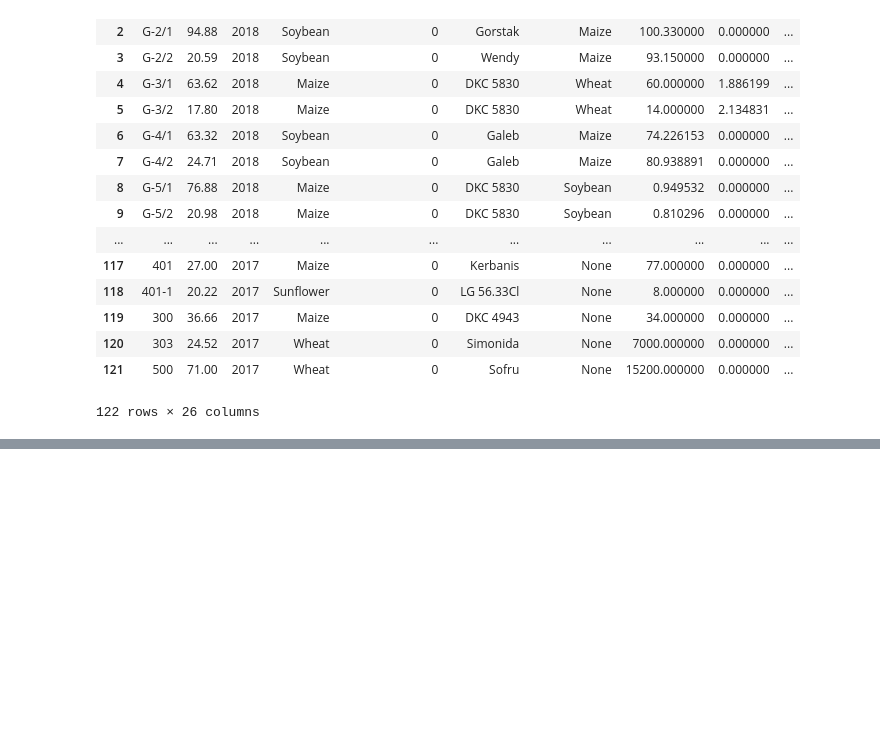
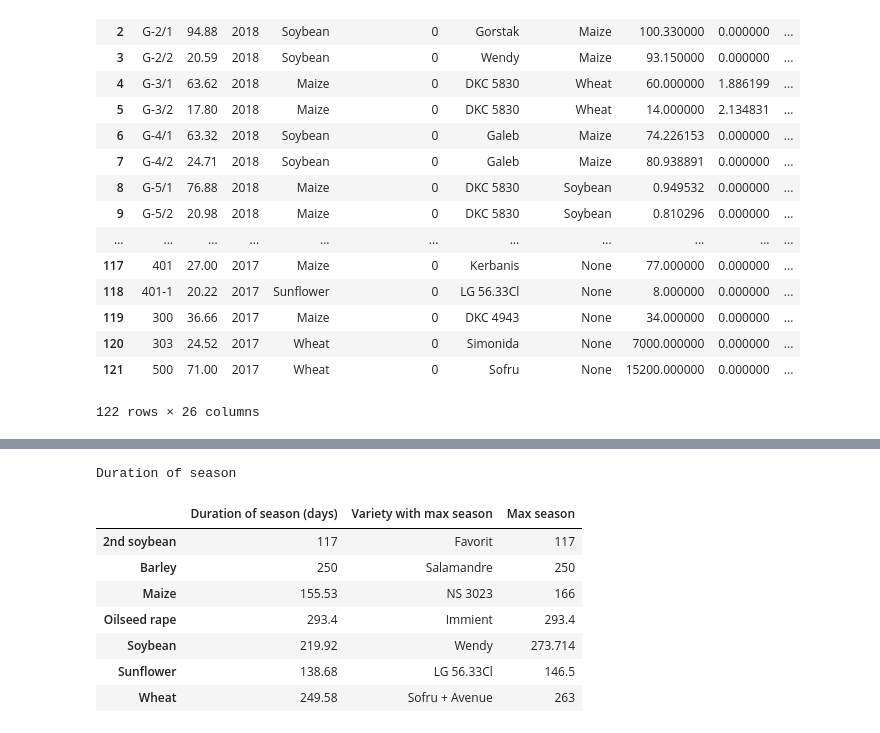
Before and after one commit to AndreaM1996/Project5, a Jupyter notebook: Project5.ipynb, the cells around one changed output, grey strips where cells are left out. Drawn from its saved outputs; the diff is of its cells as text; code cells hidden in the pictures; blank space fills up the shorter version.

```diff
--- a/Project5.ipynb
+++ b/Project5.ipynb
@@ -390 +454,21 @@ dfdates
+# %%
+styles = [dict(selector="th", props=[("font-size", "100%"),("text-align", "center"),("background-color","olivedrab"),("border-left","0.2px solid black")]),
+          dict(selector="caption", props=[("text-align","center"),("font-weight","bold"),("font-size","150%")]),
+         dict(selector="td", props=[("font-size", "100%"),("text-align", "center"),("background-color","#cce59a"),("border","0.2px solid black")]),
+          dict(selector="th:first-child", props=[("border","0.2px solid black")]),
+         dict(selector='',props=[("border-collapse","collapse"),("border","0.2px solid black")])]
+
+stylerd = dur.style.set_table_styles(styles).set_caption('Duration of season')
+
+stylerd
+# %% [output]
+Duration of season
+|  | Duration of season (days) | Variety with max season | Max season |
+| 2nd soybean | 117 | Favorit | 117 |
+| Barley | 250 | Salamandre | 250 |
+| Maize | 155.53 | NS 3023 | 166 |
+| Oilseed rape | 293.4 | Immient | 293.4 |
+| Soybean | 219.92 | Wendy | 273.714 |
+| Sunflower | 138.68 | LG 56.33Cl | 146.5 |
+| Wheat | 249.58 | Sofru + Avenue | 263 |
 # %%
```
Also changed, not shown: parts of 69 cells of this notebook.
